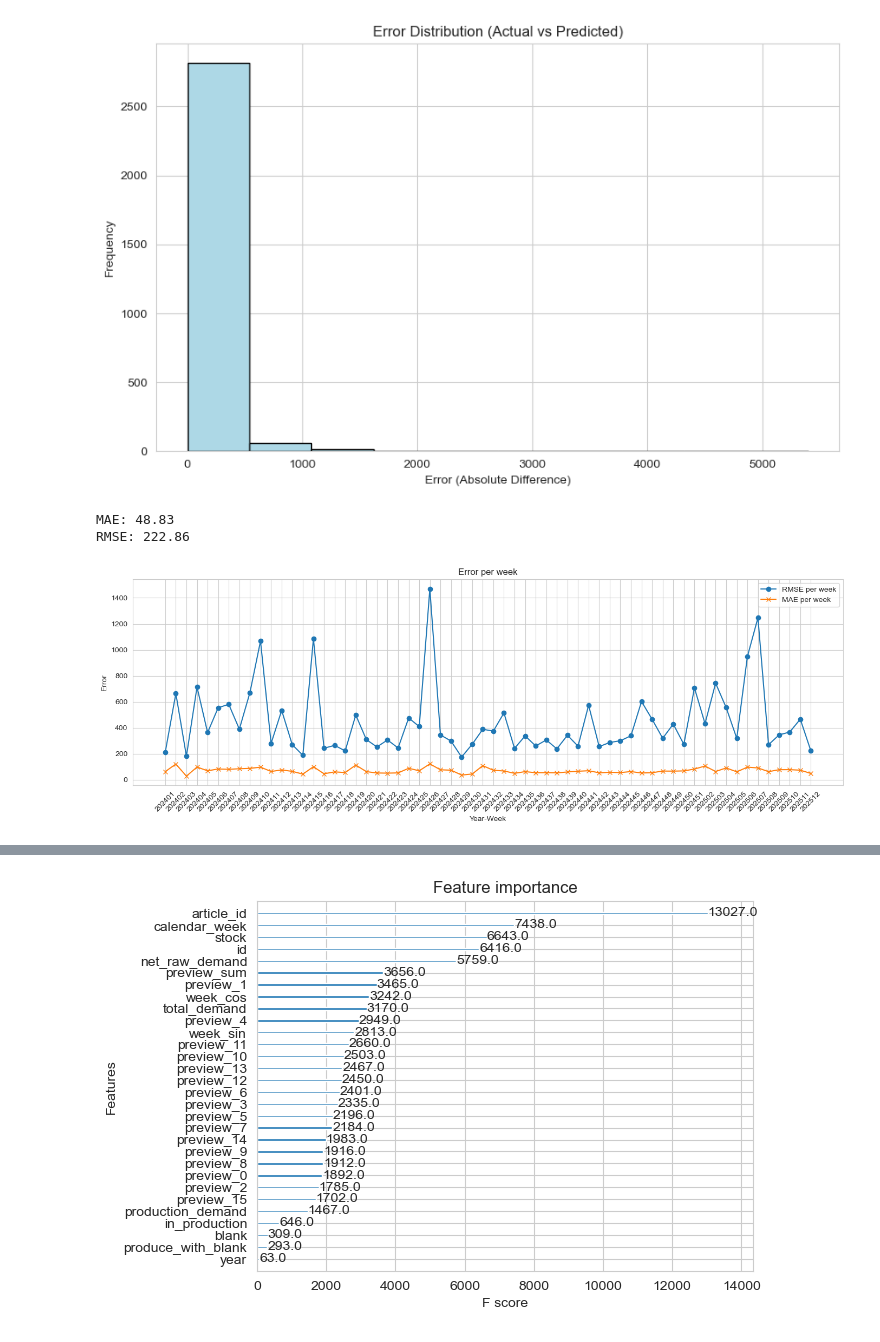
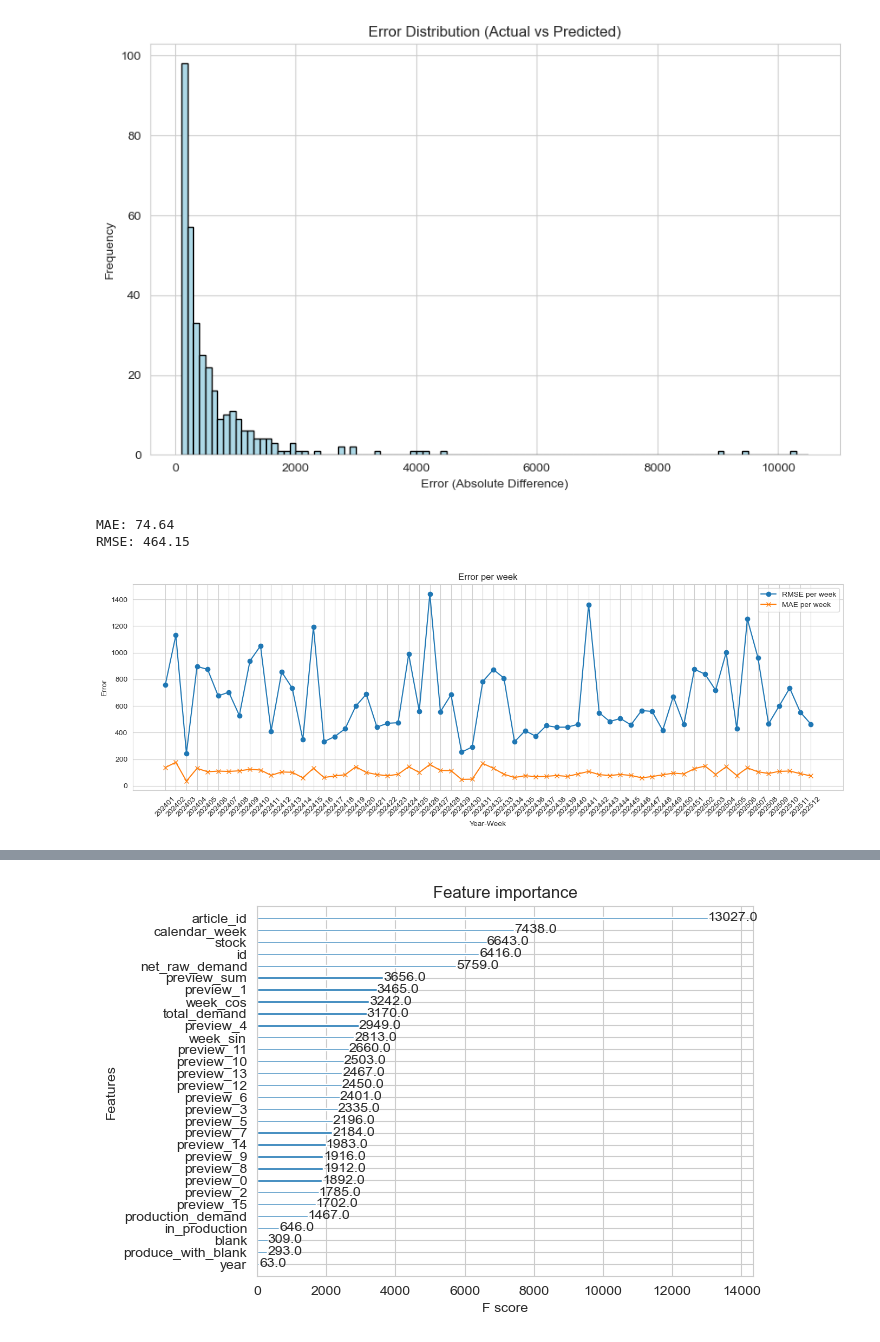
Before and after one commit to Y0d4l3/forecast-ki, a Jupyter notebook: plot.ipynb, the cells around one changed output, grey strips where cells are left out. Saved outputs shown, nothing was run; the diff lists cells and outputs as text; code cells hidden in the pictures.

Commit message:
updated error distribution plot

```diff
--- a/plot.ipynb
+++ b/plot.ipynb
@@ -1,33 +1,35 @@
 # %%
 import pandas as pd
 import numpy as np
 import matplotlib.pyplot as plt
 from sklearn.metrics import mean_absolute_error, mean_squared_error
 
-df = pd.read_csv('predictions/xgboost_2025_12.csv')
+df = pd.read_csv('predictions/random_forest_2025_12.csv')
 
 actual = df['actual']
 predicted = df['predicted']
+df['error'] = abs(actual - predicted)
+errors = df[df['error'] != 0]['error']
 
 plt.figure(figsize=(10, 6))
-plt.hist(df['error'], bins=10, color='lightblue', edgecolor='black')
+bins = np.arange(errors.min(), errors.max(), 100)
+plt.hist(errors, bins=bins, color='lightblue', edgecolor='black')
 plt.title('Error Distribution (Actual vs Predicted)')
 plt.xlabel('Error (Absolute Difference)')
 plt.ylabel('Frequency')
 plt.grid(True)
 plt.show()
 
-df['error'] = abs(actual - predicted)
 mae = mean_absolute_error(actual, predicted)
 rmse = np.sqrt(mean_squared_error(actual, predicted))
 print(f'MAE: {mae:.2f}')
 print(f'RMSE: {rmse:.2f}')
 # %% [output]
-[figure, old version]
+[figure, new version]
-MAE: 48.83
-RMSE: 222.86
+MAE: 74.64
+RMSE: 464.15
 # %%
-df = pd.read_csv('predictions/xgboost_weekly.csv')
+df = pd.read_csv('predictions/random_forest_weekly.csv')
 df['year_week'] = df['year'].astype(str) + df['week'].astype(str).str.zfill(2)
 
 plt.figure(figsize=(14, 5))
@@ -42,7 +44,7 @@ plt.tight_layout()
 plt.grid(True)
 plt.show()
 # %% [output]
-[figure, old version]
+[figure, new version]
 # %%
 import pandas as pd
 import matplotlib.pyplot as plt
```
Also changed, not shown: parts of 1 cell of this notebook.
